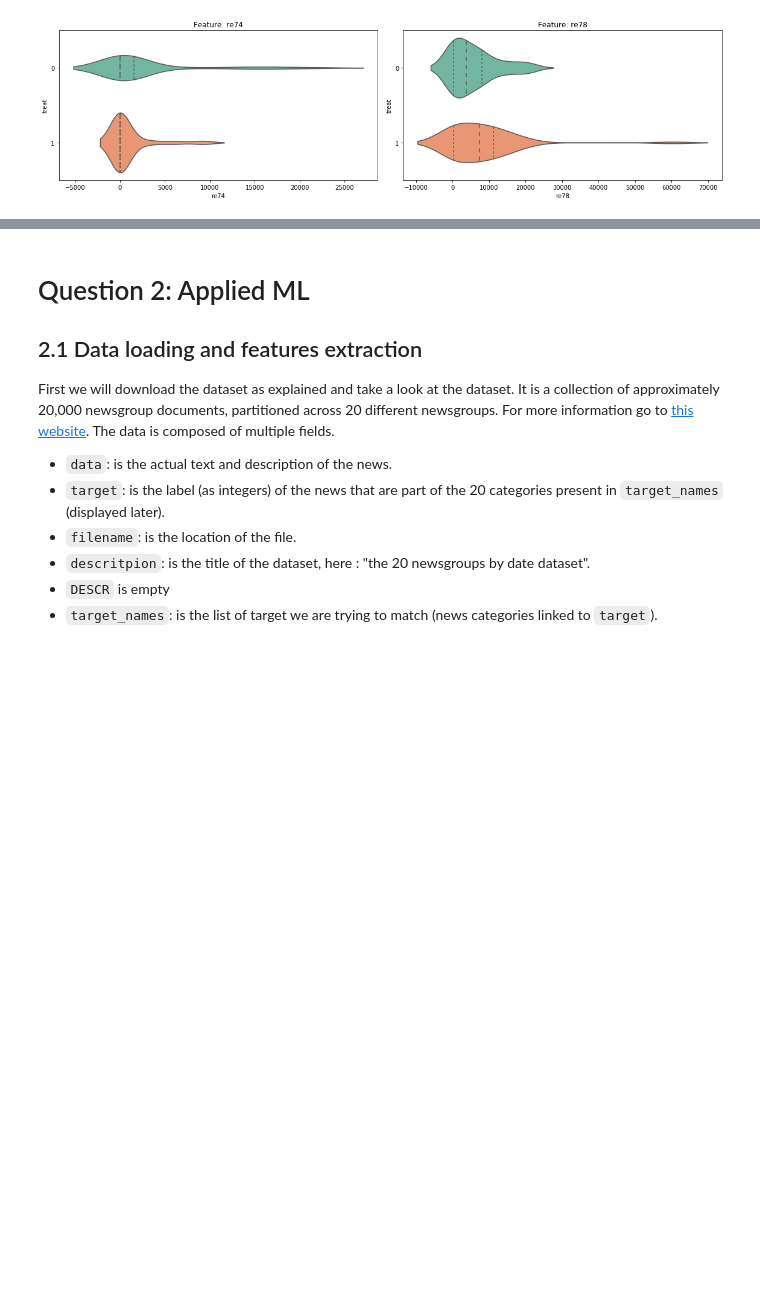
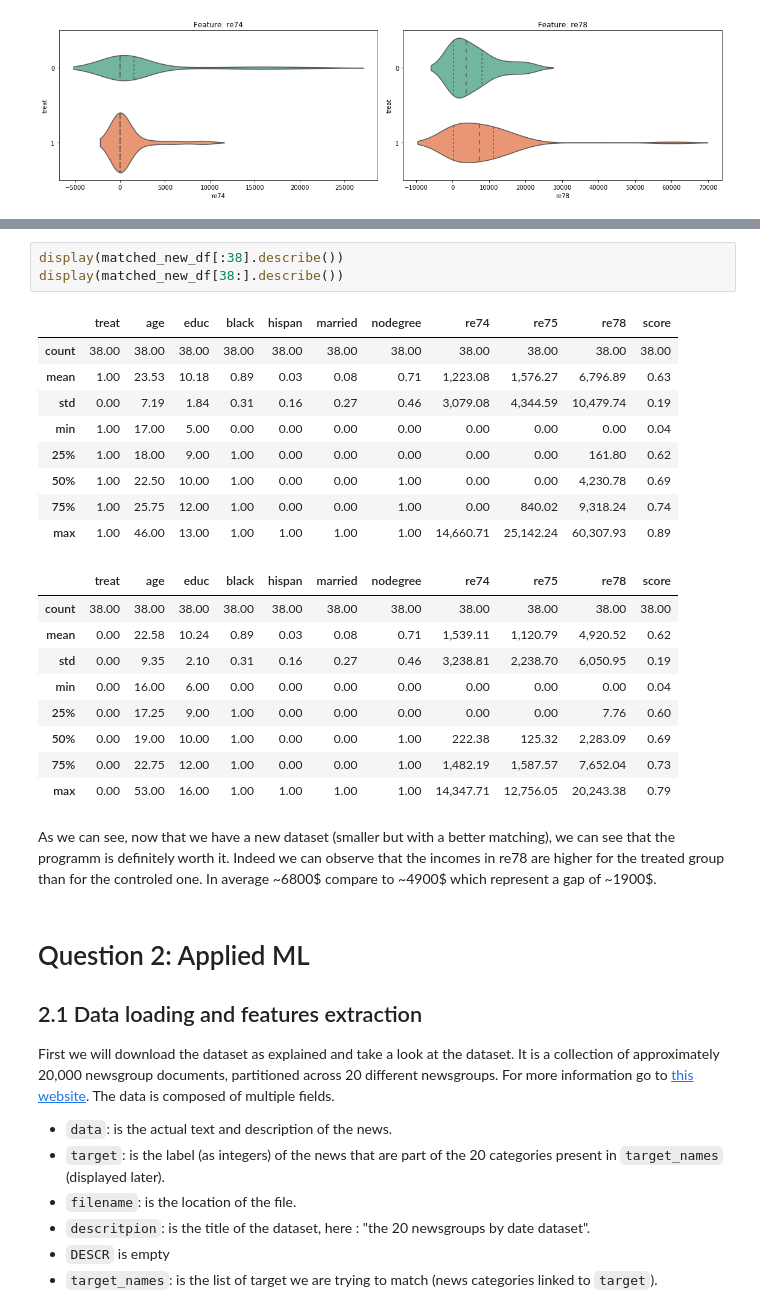
Before and after one commit to AdaTeamElec/ADA2017-Homeworks, a Jupyter notebook: 04 - Applied ML/Homework 4.ipynb, the cells around one changed output, grey strips where cells are left out. Saved outputs shown, nothing was run; the diff lists cells and outputs as text; blank space fills up the shorter version.

```diff
--- a/04 - Applied ML/Homework 4.ipynb
+++ b/04 - Applied ML/Homework 4.ipynb
@@ -272,3 +298,27 @@ plot_distributions_nbinary(matched_new_df, ['re74', 're78'])
+# %%
+display(matched_new_df[:38].describe())
+display(matched_new_df[38:].describe())
+# %% [output]
+|  | treat | age | educ | black | hispan | married | nodegree | re74 | re75 | re78 | score |
+| count | 38.00 | 38.00 | 38.00 | 38.00 | 38.00 | 38.00 | 38.00 | 38.00 | 38.00 | 38.00 | 38.00 |
+| mean | 1.00 | 23.53 | 10.18 | 0.89 | 0.03 | 0.08 | 0.71 | 1,223.08 | 1,576.27 | 6,796.89 | 0.63 |
+| std | 0.00 | 7.19 | 1.84 | 0.31 | 0.16 | 0.27 | 0.46 | 3,079.08 | 4,344.59 | 10,479.74 | 0.19 |
+| min | 1.00 | 17.00 | 5.00 | 0.00 | 0.00 | 0.00 | 0.00 | 0.00 | 0.00 | 0.00 | 0.04 |
+| 25% | 1.00 | 18.00 | 9.00 | 1.00 | 0.00 | 0.00 | 0.00 | 0.00 | 0.00 | 161.80 | 0.62 |
+| 50% | 1.00 | 22.50 | 10.00 | 1.00 | 0.00 | 0.00 | 1.00 | 0.00 | 0.00 | 4,230.78 | 0.69 |
+| 75% | 1.00 | 25.75 | 12.00 | 1.00 | 0.00 | 0.00 | 1.00 | 0.00 | 840.02 | 9,318.24 | 0.74 |
+| max | 1.00 | 46.00 | 13.00 | 1.00 | 1.00 | 1.00 | 1.00 | 14,660.71 | 25,142.24 | 60,307.93 | 0.89 |
+|  | treat | age | educ | black | hispan | married | nodegree | re74 | re75 | re78 | score |
+| count | 38.00 | 38.00 | 38.00 | 38.00 | 38.00 | 38.00 | 38.00 | 38.00 | 38.00 | 38.00 | 38.00 |
+| mean | 0.00 | 22.58 | 10.24 | 0.89 | 0.03 | 0.08 | 0.71 | 1,539.11 | 1,120.79 | 4,920.52 | 0.62 |
+| std | 0.00 | 9.35 | 2.10 | 0.31 | 0.16 | 0.27 | 0.46 | 3,238.81 | 2,238.70 | 6,050.95 | 0.19 |
+| min | 0.00 | 16.00 | 6.00 | 0.00 | 0.00 | 0.00 | 0.00 | 0.00 | 0.00 | 0.00 | 0.04 |
+| 25% | 0.00 | 17.25 | 9.00 | 1.00 | 0.00 | 0.00 | 0.00 | 0.00 | 0.00 | 7.76 | 0.60 |
+| 50% | 0.00 | 19.00 | 10.00 | 1.00 | 0.00 | 0.00 | 1.00 | 222.38 | 125.32 | 2,283.09 | 0.69 |
+| 75% | 0.00 | 22.75 | 12.00 | 1.00 | 0.00 | 0.00 | 1.00 | 1,482.19 | 1,587.57 | 7,652.04 | 0.73 |
+| max | 0.00 | 53.00 | 16.00 | 1.00 | 1.00 | 1.00 | 1.00 | 14,347.71 | 12,756.05 | 20,243.38 | 0.79 |
+# %% [markdown]
+As we can see, now that we have a new dataset (smaller but with a better matching), we can see that the programm is definitely worth it. Indeed we can observe that the incomes in re78 are higher for the treated group than for the controled one. In average ~6800\$ compare to ~4900\$ which represent a gap of ~1900\$.
 # %% [markdown]
 # Question 2: Applied ML
 
```
Also changed, not shown: parts of 11 cells of this notebook.
